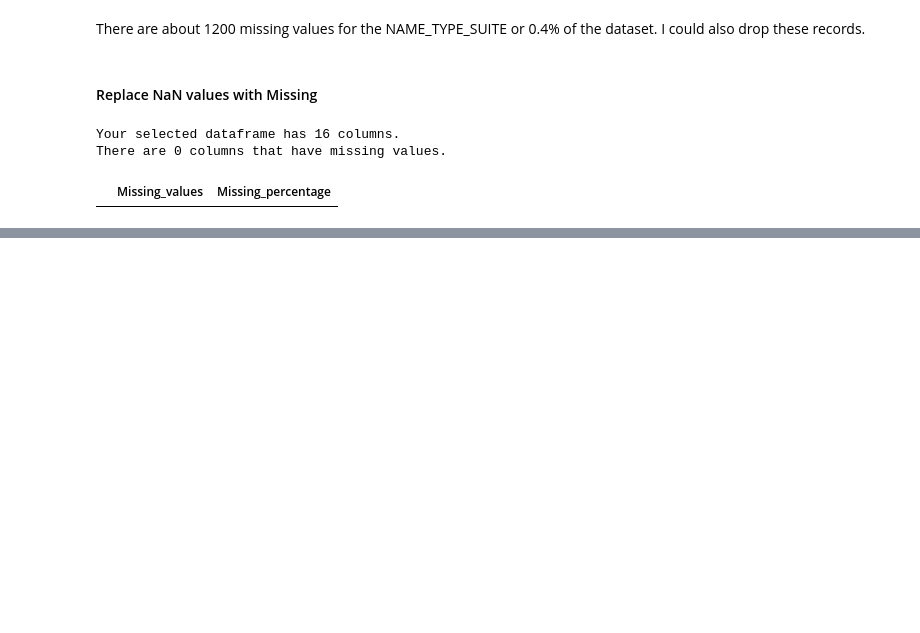
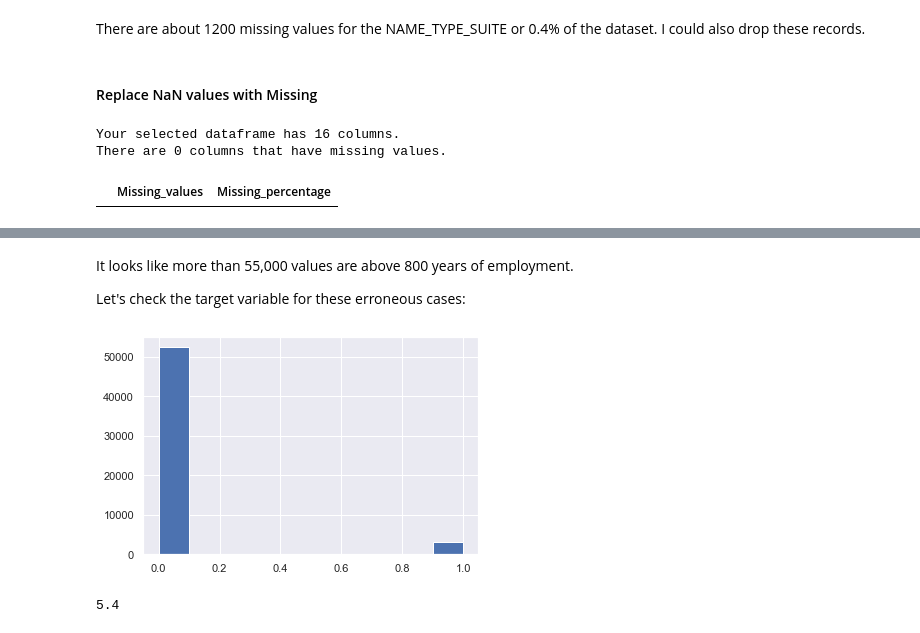
Before and after one commit to gepallas/ML_Home_Credit_Default_Risk, a Jupyter notebook: Credit_Risk_EDA.ipynb, the cells around one changed output, grey strips where cells are left out. Saved outputs shown, nothing was run; the diff lists cells and outputs as text; code cells hidden in the pictures; blank space fills up the shorter version.

Commit message:
Handle erroneous values.

```diff
--- a/Credit_Risk_EDA.ipynb
+++ b/Credit_Risk_EDA.ipynb
@@ -503,0 +606,14 @@ There are 0 columns that have missing values.
+# %% [markdown]
+It looks like more than 55,000 values are above 800 years of employment.
+
+Let's check the target variable for these erroneous cases:
+# %%
+train_clean[((train_clean.DAYS_EMPLOYED * (-1) / 365) < -800)].TARGET.hist();
+# %% [output]
+[figure, added]
+# %%
+# Percentage of defaults for erroneous cases is 5.4%
+err_days_employed = train_clean[((train_clean.DAYS_EMPLOYED * (-1) / 365) < -800)]
+round((err_days_employed.TARGET==1).sum()/len(err_days_employed.TARGET)*100, 2)
+# %% [output]
+5.4
```
Also changed, not shown: parts of 34 cells of this notebook.
